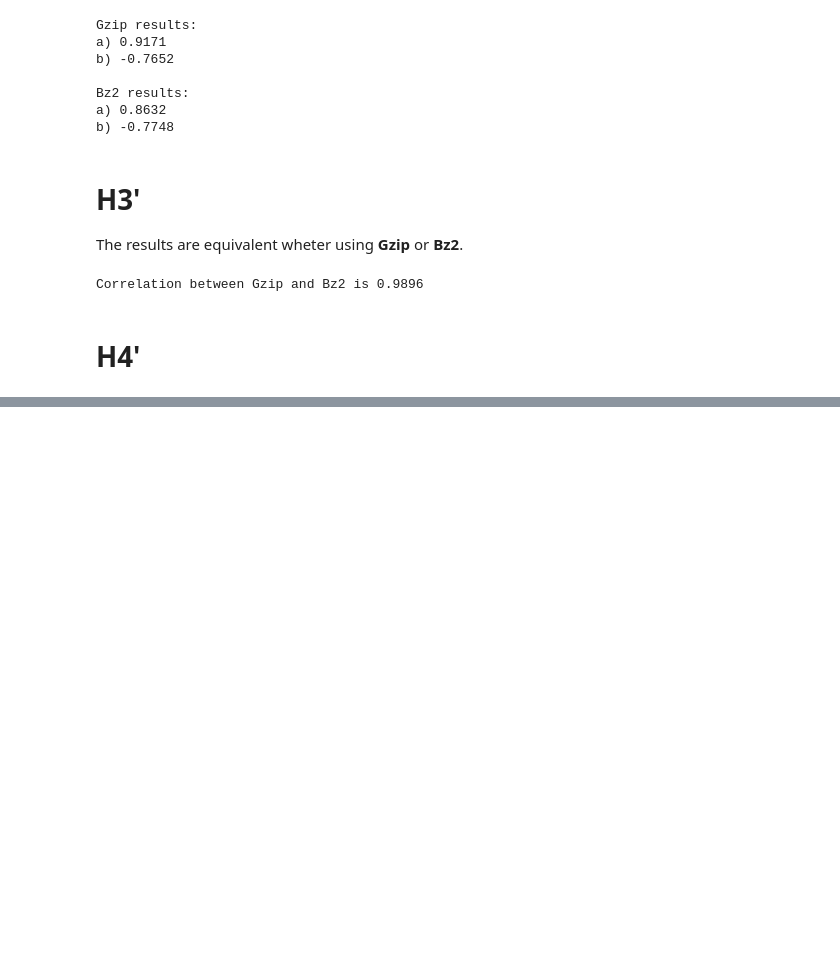
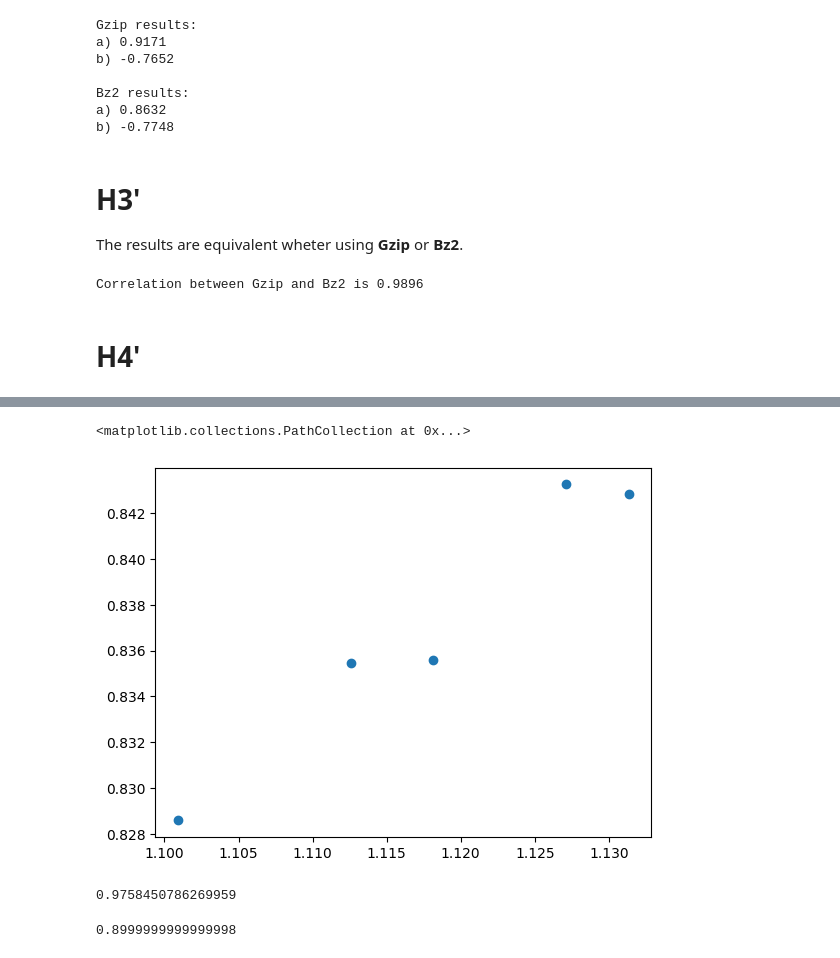
Before and after one commit to migueldmc/language-complexity, a Jupyter notebook: notebooks/Hypothesis.ipynb, the cells around one changed output, grey strips where cells are left out. Cells and saved outputs as stored; diff of their text form; code cells hidden in the pictures; blank space fills up the shorter version.

```diff
--- a/notebooks/Hypothesis.ipynb
+++ b/notebooks/Hypothesis.ipynb
@@ -146,0 +210,16 @@ SyntaxError: closing parenthesis ')' does not match opening parenthesis '[' (294
+# %%
+indo_european_languages = ("ANCIENT_GREEK", "ENGLISH", "FRENCH", "GERMAN", "PORTUGUESE", "SPANISH")
+# %%
+plt.scatter(del_chars_gzip[del_chars_gzip.language.isin(indo_european_languages)]['mean'],
+            del_words_gzip[del_words_gzip.language.isin(indo_european_languages)]['mean'])
+# %% [output]
+<matplotlib.collections.PathCollection at 0x...>
+[figure, added]
+# %%
+del_chars_gzip[del_chars_gzip.language.isin(indo_european_languages)]['mean'].corr(del_words_gzip[del_words_gzip.language.isin(indo_european_languages)]['mean'], method='pearson')
+# %% [output]
+0.9758450786269959
+# %%
+del_chars_gzip[del_chars_gzip.language.isin(indo_european_languages)]['mean'].corr(del_words_gzip[del_words_gzip.language.isin(indo_european_languages)]['mean'], method='spearman')
+# %% [output]
+0.8999999999999998
```
Also changed, not shown: parts of 23 cells of this notebook.
